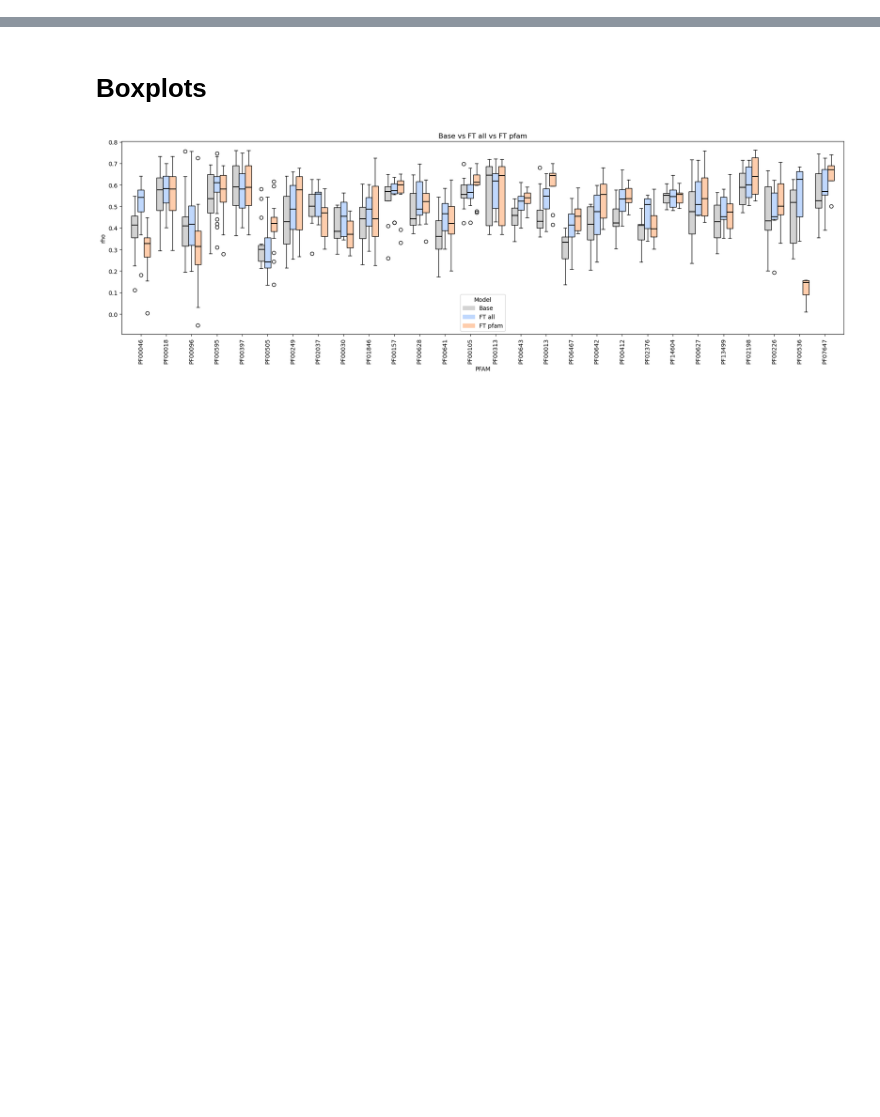
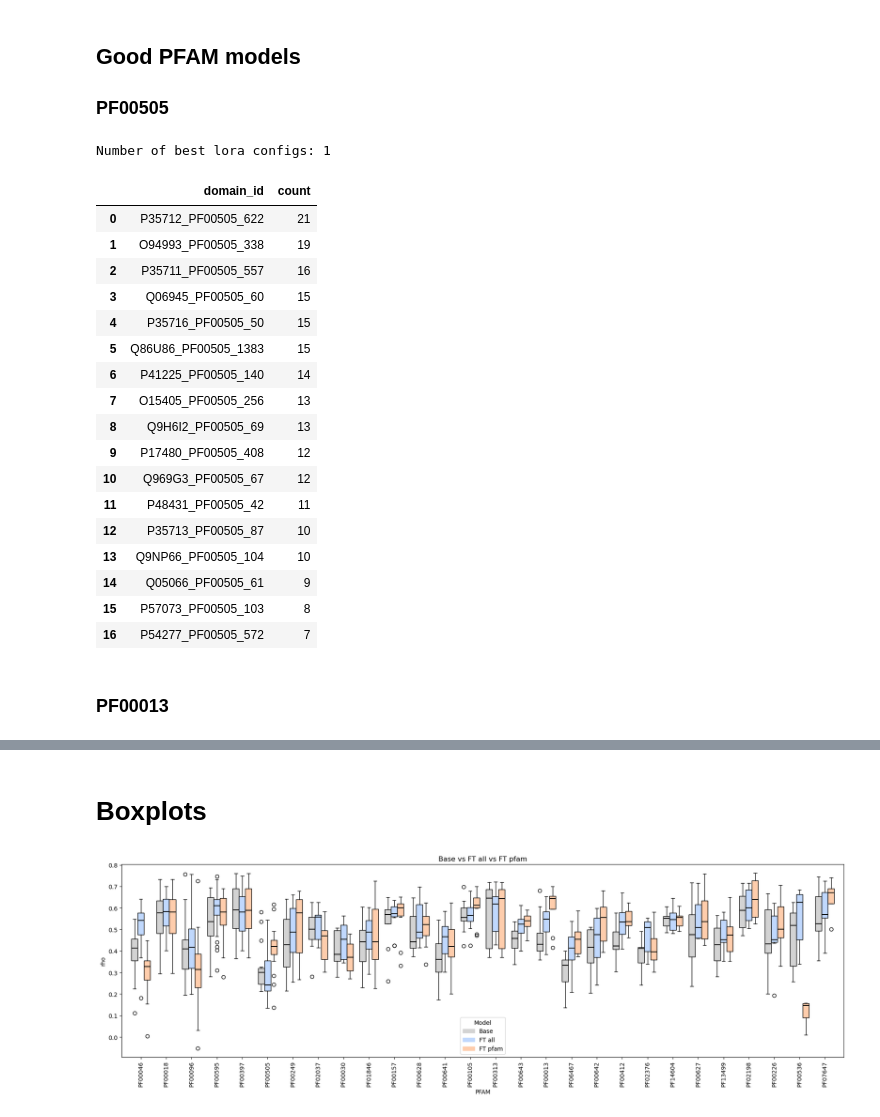
Before and after one commit to Hutch-Johnson/Protein-Language-Models, a Jupyter notebook: ESM2_PFAM_boxplots.ipynb, the cells around one changed output, grey strips where cells are left out. Drawn from its saved outputs; the diff is of its cells as text; code cells hidden in the pictures; blank space fills up the shorter version.

```diff
--- a/ESM2_PFAM_boxplots.ipynb
+++ b/ESM2_PFAM_boxplots.ipynb
@@ -53,0 +60,11 @@ df_valid.head()
+# %%
+load_dotenv()
+cred_path = os.getenv('GOOGLE_APPLICATION_CREDENTIALS')
+
+os.environ['GOOGLE_APPLICATION_CREDENTIALS'] = cred_path
+
+GCS_PROJECT = "plm-study-484223"
+GCS_BUCKET = "domainome-data"
+
+client = storage.Client(project=GCS_PROJECT)
+bucket = client.bucket(GCS_BUCKET)
@@ -53,0 +162,54 @@ df_valid.head()
+# %% [markdown]
+## Good PFAM models
+### PF00505
+# %%
+blob_path = 'ESM2/ft_per_pfam/global_finetune/PF00505/sweep_curves.json'
+blob = bucket.blob(blob_path)
+data = blob.download_as_text()
+train_PF00505 = json.loads(data)
+
+blob_path = 'ESM2/ft_per_pfam/global_finetune/PF00505/metadata.json'
+blob = bucket.blob(blob_path)
+data = blob.download_as_text()
+meta_PF00505 = json.loads(data)
+
+train_dict = train_PF00505
+best_config = meta_PF00505["best_config"]
+
+list_best_train_PF00505 = [
+    d for d in train_dict
+    if d.get("lr") == best_config['lr']
+    and d.get("lora_r") == best_config['lora_r']
+]
+
+print(f"Number of best lora configs: {len(list_best_train_PF00505)}")
+best_train_PF00505 = list_best_train_PF00505[0]
+
+doms = best_train_PF00505['train_sampled_domains']
+PF00505_train_doms = pd.DataFrame({'domain_id': sum(doms, [])})
+PF00505_train_doms = PF00505_train_doms.value_counts().reset_index(name='count')
+# %% [output]
+Number of best lora configs: 1
+# %%
+PF00505_train_doms
+# %% [output]
+|  | domain_id | count |
+| 0 | P35712_PF00505_622 | 21 |
+| 1 | O94993_PF00505_338 | 19 |
+| 2 | P35711_PF00505_557 | 16 |
+| 3 | Q06945_PF00505_60 | 15 |
+| 4 | P35716_PF00505_50 | 15 |
+| 5 | Q86U86_PF00505_1383 | 15 |
+| 6 | P41225_PF00505_140 | 14 |
+| 7 | O15405_PF00505_256 | 13 |
+| 8 | Q9H6I2_PF00505_69 | 13 |
+| 9 | P17480_PF00505_408 | 12 |
+| 10 | Q969G3_PF00505_67 | 12 |
+| 11 | P48431_PF00505_42 | 11 |
+| 12 | P35713_PF00505_87 | 10 |
+| 13 | Q9NP66_PF00505_104 | 10 |
+| 14 | Q05066_PF00505_61 | 9 |
+| 15 | P57073_PF00505_103 | 8 |
+| 16 | P54277_PF00505_572 | 7 |
+# %% [markdown]
+### PF00013
```
Also changed, not shown: parts of 10 cells of this notebook, 1 other file.
